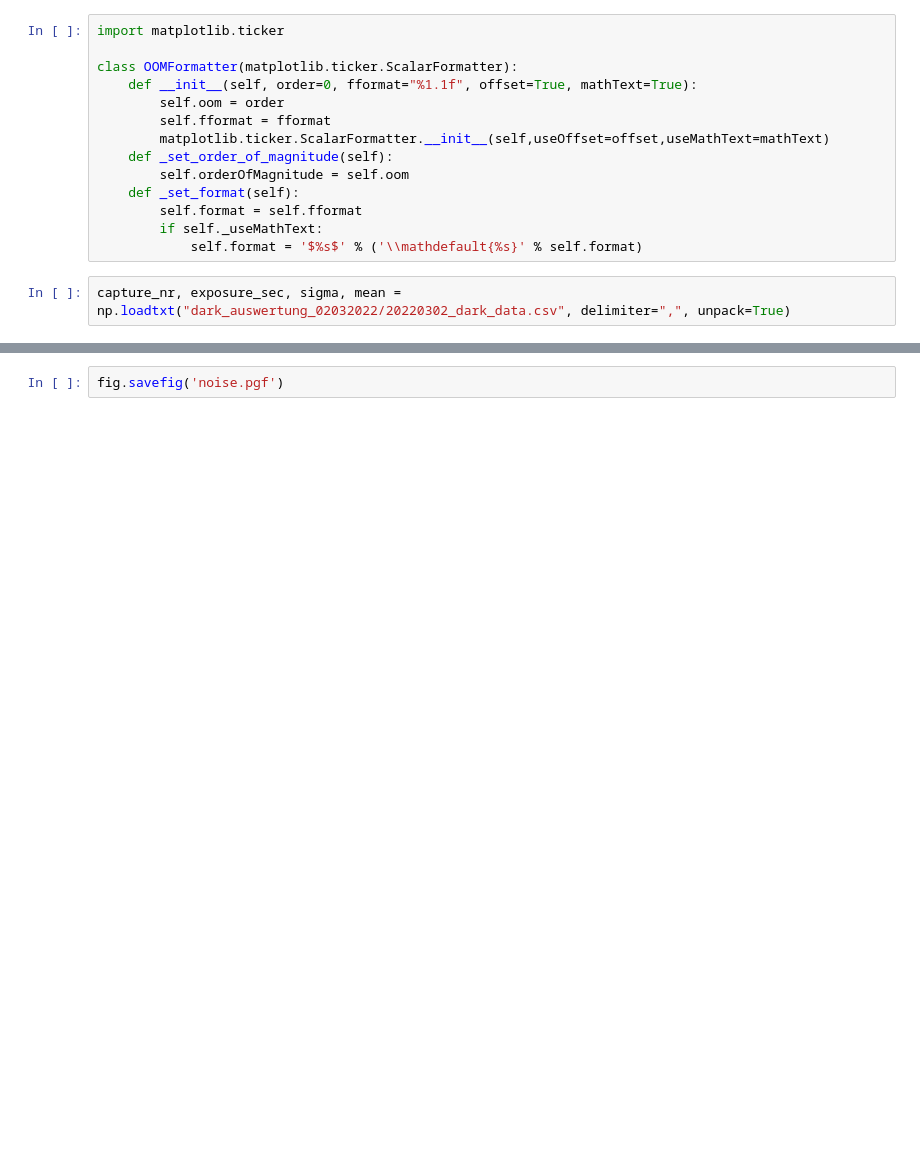
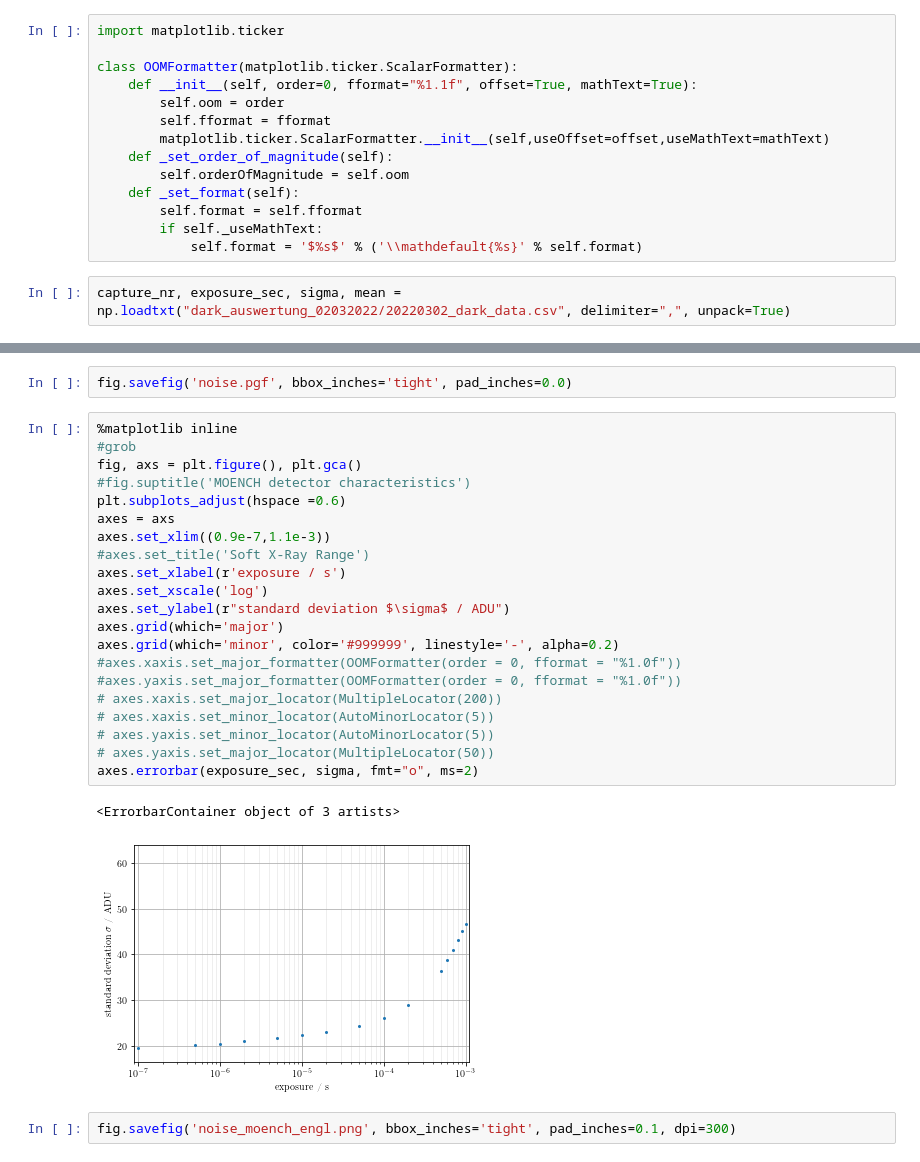
Before and after one commit to lrlunin/bachelorarbeit_python_notebooks_and_data, a Jupyter notebook: moench/moench noise/plot from noise csvs.ipynb, the cells around one changed output, grey strips where cells are left out. Saved outputs shown, nothing was run; the diff lists cells and outputs as text; blank space fills up the shorter version.

```diff
--- a/moench/moench noise/plot from noise csvs.ipynb
+++ b/moench/moench noise/plot from noise csvs.ipynb
@@ -71,2 +72,28 @@ axes.errorbar(exposure_sec, sigma, fmt="o", ms=2)
 # %%
-fig.savefig('noise.pgf')
+fig.savefig('noise.pgf', bbox_inches='tight', pad_inches=0.0)
+# %%
+%matplotlib inline
+#grob
+fig, axs = plt.figure(), plt.gca()
+#fig.suptitle('MOENCH detector characteristics')
+plt.subplots_adjust(hspace =0.6)
+axes = axs
+axes.set_xlim((0.9e-7,1.1e-3))
+#axes.set_title('Soft X-Ray Range')
+axes.set_xlabel(r'exposure / s')
+axes.set_xscale('log')
+axes.set_ylabel(r"standard deviation $\sigma$ / ADU")
+axes.grid(which='major')
+axes.grid(which='minor', color='#999999', linestyle='-', alpha=0.2)
+#axes.xaxis.set_major_formatter(OOMFormatter(order = 0, fformat = "%1.0f"))
+#axes.yaxis.set_major_formatter(OOMFormatter(order = 0, fformat = "%1.0f"))
+# axes.xaxis.set_major_locator(MultipleLocator(200))
+# axes.xaxis.set_minor_locator(AutoMinorLocator(5))
+# axes.yaxis.set_minor_locator(AutoMinorLocator(5))
+# axes.yaxis.set_major_locator(MultipleLocator(50))
+axes.errorbar(exposure_sec, sigma, fmt="o", ms=2)
+# %% [output]
+<ErrorbarContainer object of 3 artists>
+[figure, added]
+# %%
+fig.savefig('noise_moench_engl.png', bbox_inches='tight', pad_inches=0.1, dpi=300)
```
Also changed, not shown: parts of 1 cell of this notebook, 9 other files.
